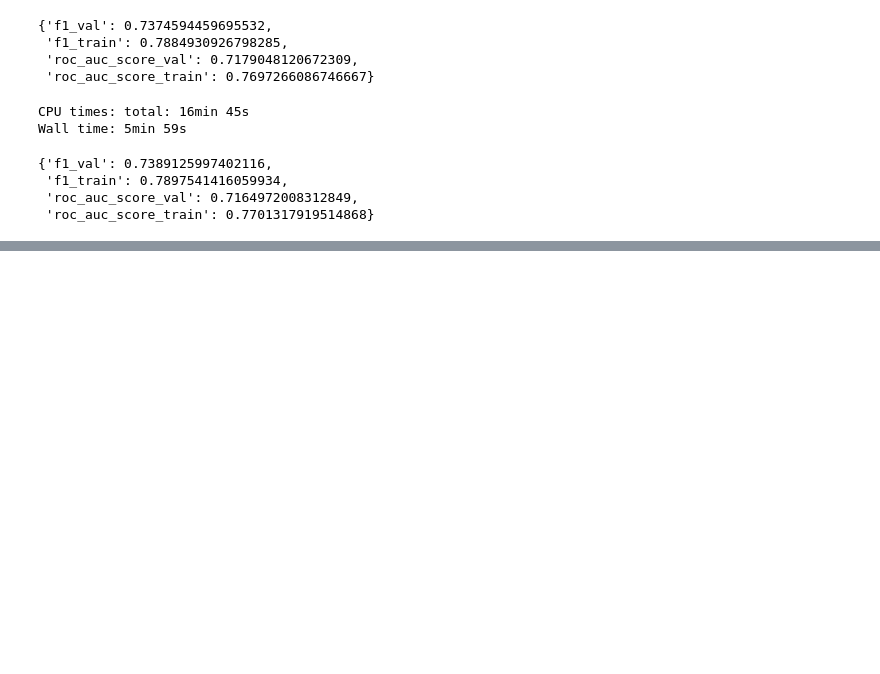
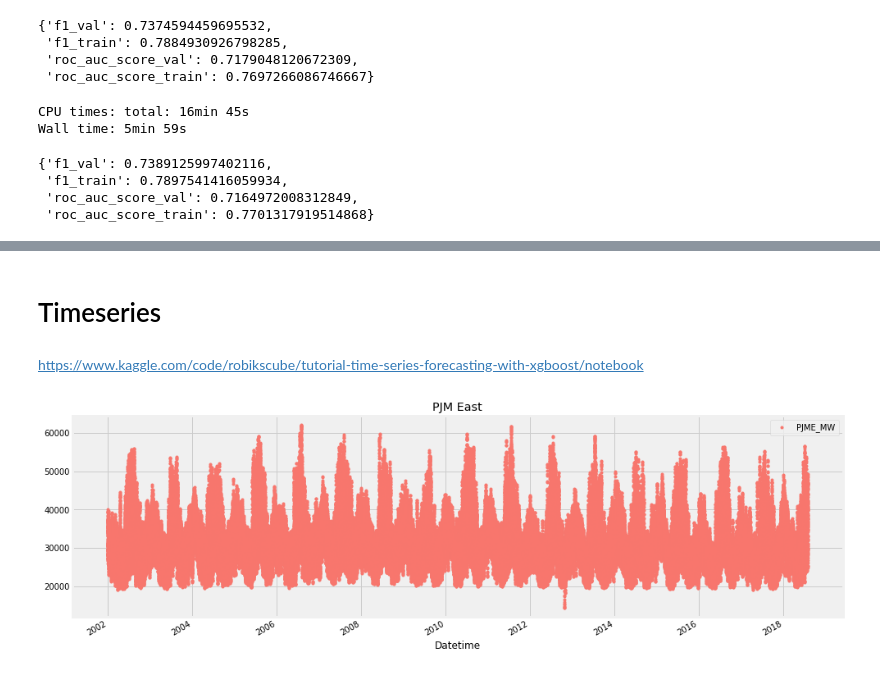
Before and after one commit to Agnij-Moitra/variational-gradient-boosting, a Jupyter notebook: benchmarks.ipynb, the cells around one changed output, grey strips where cells are left out. Cells and saved outputs as stored; diff of their text form; code cells hidden in the pictures; blank space fills up the shorter version.

Commit message:
and multiclass and time series

```diff
--- a/benchmarks.ipynb
+++ b/benchmarks.ipynb
@@ -688,0 +1079,20 @@ Wall time: 5min 59s
+# %% [markdown]
+# Timeseries
+# %% [markdown]
+https://www.kaggle.com/code/robikscube/tutorial-time-series-forecasting-with-xgboost/notebook
+# %%
+import numpy as np # linear algebra
+import pandas as pd # data processing, CSV file I/O (e.g. pd.read_csv)
+import seaborn as sns
+import matplotlib.pyplot as plt
+import xgboost as xgb
+from xgboost import plot_importance, plot_tree
+from sklearn.metrics import mean_squared_error, mean_absolute_error
+plt.style.use('fivethirtyeight')
+# %%
+pjme = pd.read_csv(r'../dataset/PJME_hourly.csv', index_col=[0], parse_dates=[0])
+# %%
+color_pal = ["#F8766D", "#D39200", "#93AA00", "#00BA38", "#00C19F", "#00B9E3", "#619CFF", "#DB72FB"]
+_ = pjme.plot(style='.', figsize=(15,5), color=color_pal[0], title='PJM East')
+# %% [output]
+[figure, added]
```
Also changed, not shown: parts of 55 cells of this notebook, 1 other file.
